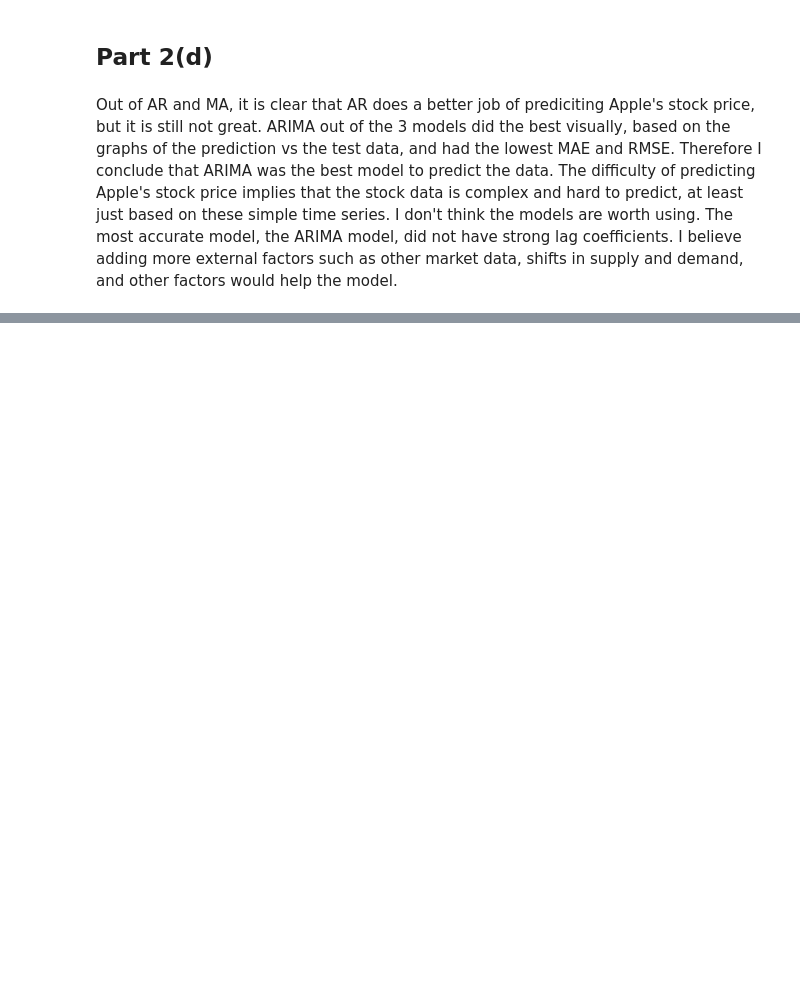
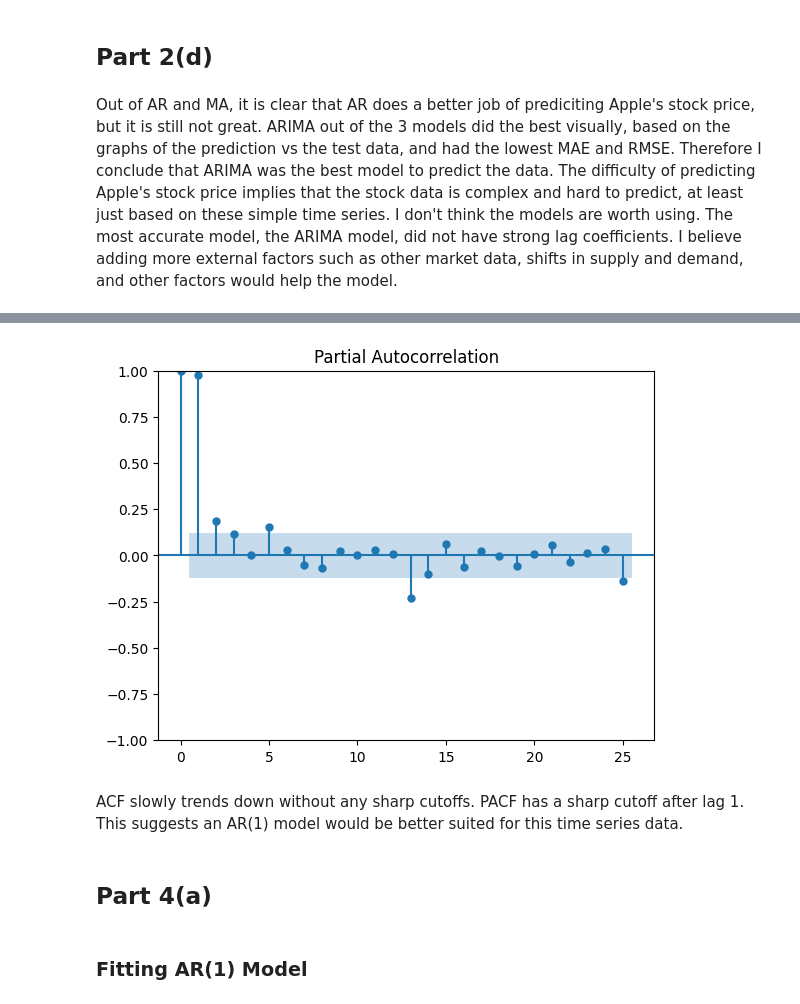
Before and after one commit to jona-nakai/Machine-Learning-and-Data-Mining-2, a Jupyter notebook: homework/homework 4/HW_4.ipynb, the cells around one changed output, grey strips where cells are left out. Cells and saved outputs as stored; diff of their text form; code cells hidden in the pictures; blank space fills up the shorter version.

```diff
--- a/homework/homework 4/HW_4.ipynb
+++ b/homework/homework 4/HW_4.ipynb
@@ -247,0 +291,9 @@ Out of AR and MA, it is clear that AR does a better job of prediciting Apple's s
+# %%
+plot_pacf(music)
+plt.show()
+# %% [output]
+[figure, added]
+# %% [markdown]
+ACF slowly trends down without any sharp cutoffs. PACF has a sharp cutoff after lag 1. This suggests an AR(1) model would be better suited for this time series data.
+# %% [markdown]
+## Part 4(a)
@@ -247,0 +304,2 @@ Out of AR and MA, it is clear that AR does a better job of prediciting Apple's s
+# %% [markdown]
+### Fitting AR(1) Model
```
Also changed, not shown: parts of 46 cells of this notebook, 1 other file.
